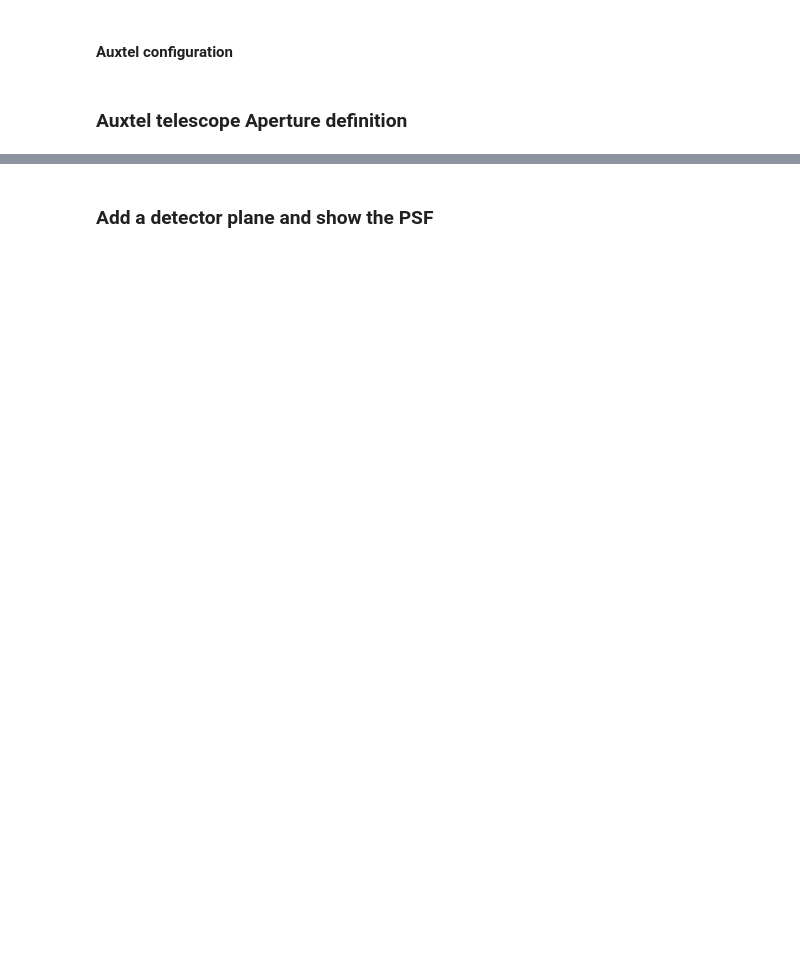
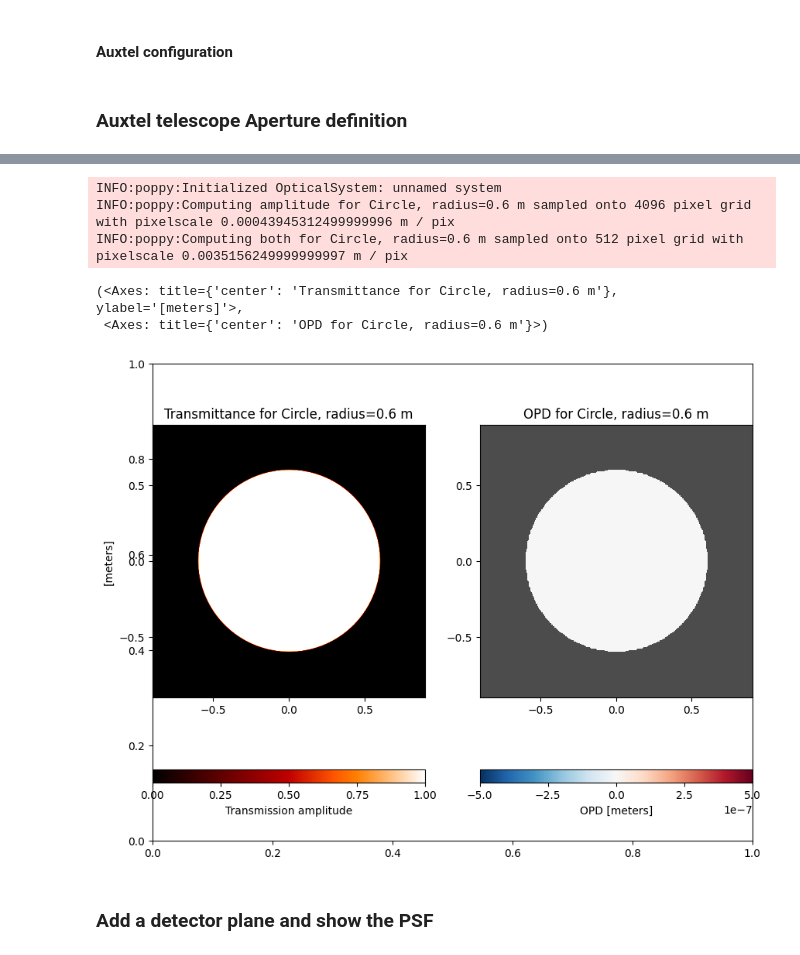
Before and after one commit to sylvielsstfr/AuxtelPSFpoppy, a Jupyter notebook: docs/notebooks/introdiffraction/01_SlidePoppyDiffraction.ipynb, the cells around one changed output, grey strips where cells are left out. Drawn from its saved outputs; the diff is of its cells as text; code cells hidden in the pictures; blank space fills up the shorter version.

```diff
--- a/docs/notebooks/introdiffraction/01_SlidePoppyDiffraction.ipynb
+++ b/docs/notebooks/introdiffraction/01_SlidePoppyDiffraction.ipynb
@@ -119,11 +145,20 @@ beam_radius=  D/2/FL*Dccd
 # %%
 # number of bins
 Nb = 4096
 oversampling=20
 osys = poppy.OpticalSystem(oversample=oversampling)
 ap = poppy.CircularAperture(radius=D/2.)
 values = ap.sample(npix = Nb)
-ap.display(colorbar=True,what='both')
+
+fig,ax = plt.subplots(1,1,figsize=(10,8))
+ap.display(colorbar=True,what='both',ax=ax)
+# %% [output]
+INFO:poppy:Initialized OpticalSystem: unnamed system
+INFO:poppy:Computing amplitude for Circle, radius=0.6 m sampled onto 4096 pixel grid with pixelscale 0.00043945312499999996 m / pix
+INFO:poppy:Computing both for Circle, radius=0.6 m sampled onto 512 pixel grid with pixelscale 0.0035156249999999997 m / pix
+(<Axes: title={'center': 'Transmittance for Circle, radius=0.6 m'}, ylabel='[meters]'>,
+ <Axes: title={'center': 'OPD for Circle, radius=0.6 m'}>)
+[figure, added]
 # %% [markdown]
 ### Add a detector plane and show the PSF
 # %%
```
Also changed, not shown: parts of 14 cells of this notebook.
